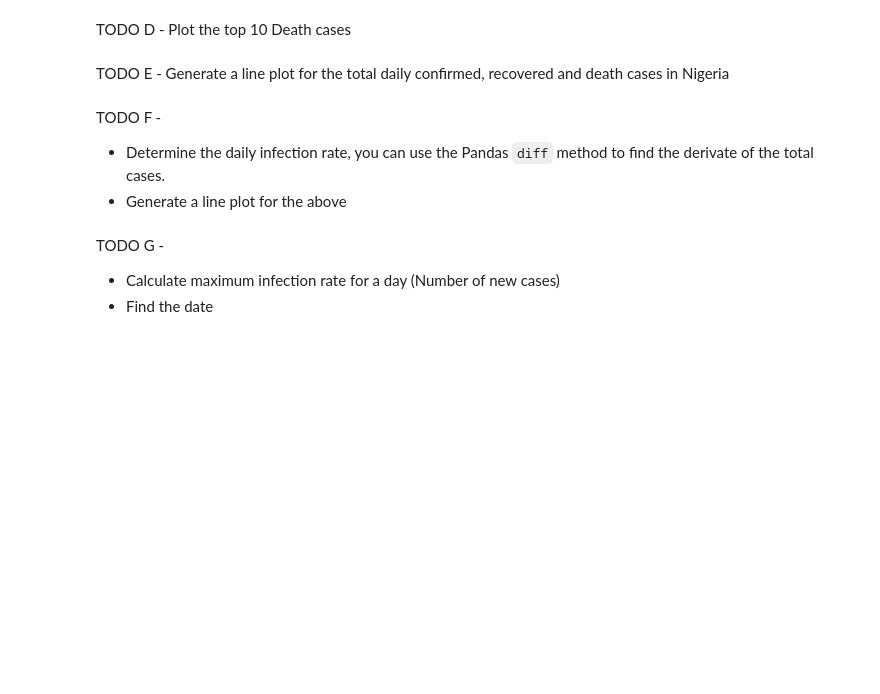
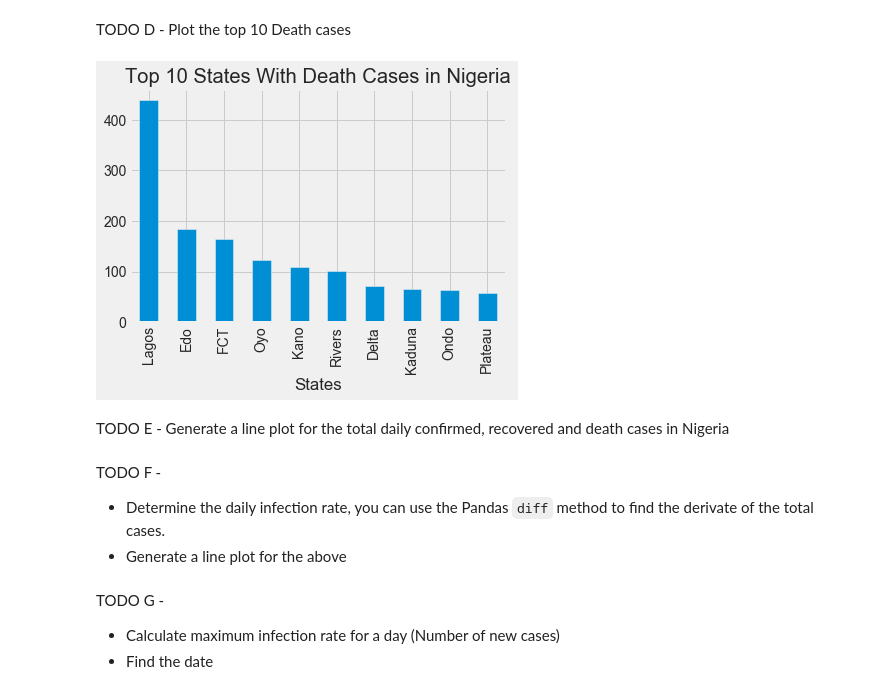
Before and after one commit to Grace2705/Nigeria-COVID-19-Data-Analysis-Using-Python, a Jupyter notebook: covidproject.ipynb, the cells around one changed output. Cells and saved outputs as stored; diff of their text form; code cells hidden in the pictures; blank space fills up the shorter version.

```diff
--- a/covidproject.ipynb
+++ b/covidproject.ipynb
@@ -373,4 +425,14 @@ TODO B - Generate a plot that shows the Top 10 states in terms of Discharged Cov
 # %% [markdown]
 TODO D - Plot the top 10 Death cases
+# %%
+#Top 10 states in terms of death
+top10states_death = df_ncdc.sort_values(by = 'Death', ascending=False ).head(10)
+top10states_death
+
+# Plot the barchart
+top10states_death.plot(x= 'States', y = 'Death', kind = 'bar',title= 'Top 10 States With Death Cases in Nigeria', legend = None)
+plt.show()
+# %% [output]
+[figure, added]
 # %% [markdown]
 TODO E - Generate a line plot for the total daily confirmed, recovered and death cases in Nigeria
```
Also changed, not shown: parts of 19 cells of this notebook.
